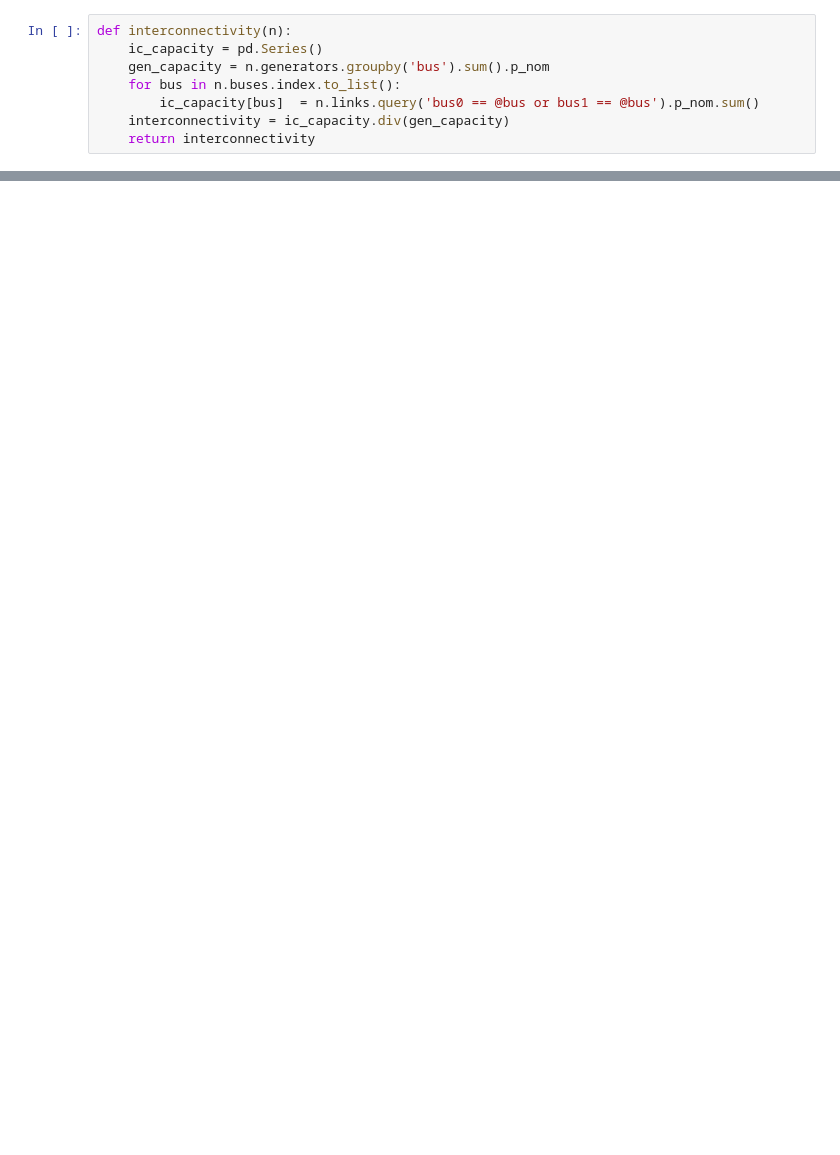
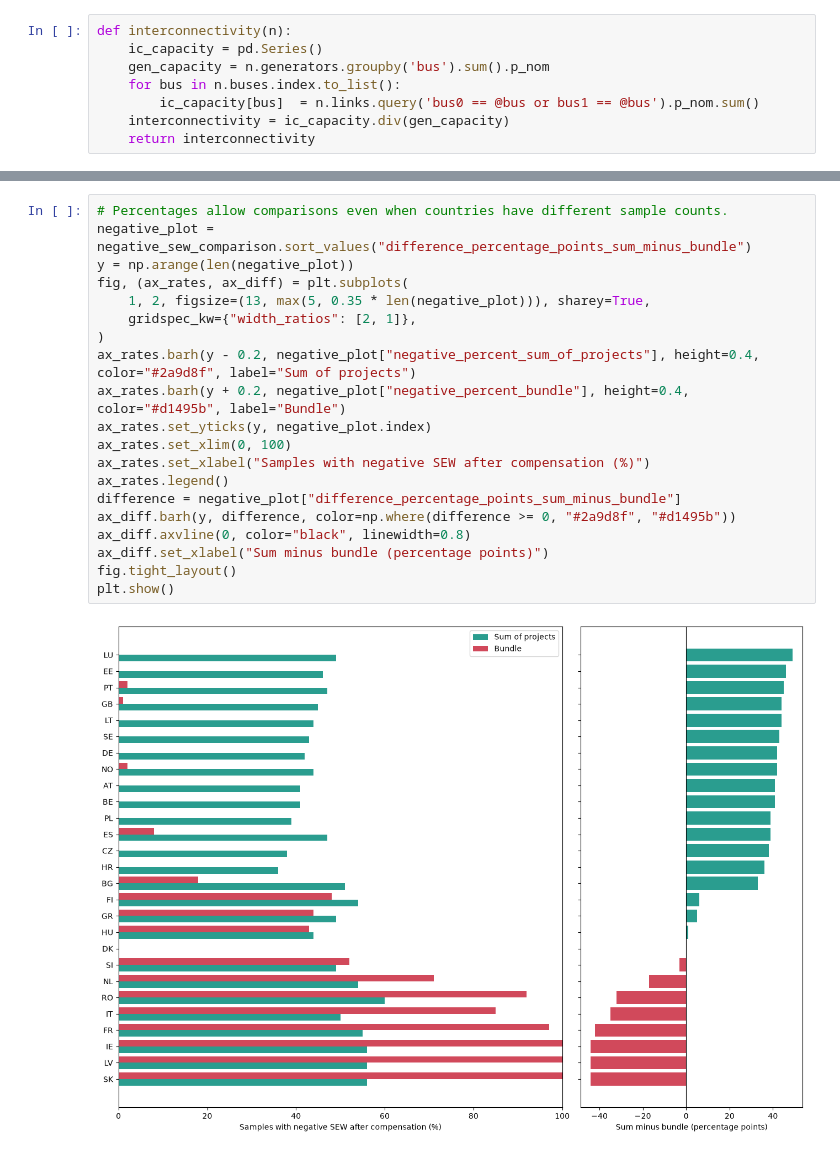
Before and after one commit to nathan-giovannini/pypsa-monte_carlo, a Jupyter notebook: post_proc_cba.ipynb, the cells around one changed output, grey strips where cells are left out. Cells and saved outputs as stored; diff of their text form; blank space fills up the shorter version.

```diff
--- a/post_proc_cba.ipynb
+++ b/post_proc_cba.ipynb
@@ -909,0 +827,22 @@ plt.show()
+# %%
+# Percentages allow comparisons even when countries have different sample counts.
+negative_plot = negative_sew_comparison.sort_values("difference_percentage_points_sum_minus_bundle")
+y = np.arange(len(negative_plot))
+fig, (ax_rates, ax_diff) = plt.subplots(
+    1, 2, figsize=(13, max(5, 0.35 * len(negative_plot))), sharey=True,
+    gridspec_kw={"width_ratios": [2, 1]},
+)
+ax_rates.barh(y - 0.2, negative_plot["negative_percent_sum_of_projects"], height=0.4, color="#2a9d8f", label="Sum of projects")
+ax_rates.barh(y + 0.2, negative_plot["negative_percent_bundle"], height=0.4, color="#d1495b", label="Bundle")
+ax_rates.set_yticks(y, negative_plot.index)
+ax_rates.set_xlim(0, 100)
+ax_rates.set_xlabel("Samples with negative SEW after compensation (%)")
+ax_rates.legend()
+difference = negative_plot["difference_percentage_points_sum_minus_bundle"]
+ax_diff.barh(y, difference, color=np.where(difference >= 0, "#2a9d8f", "#d1495b"))
+ax_diff.axvline(0, color="black", linewidth=0.8)
+ax_diff.set_xlabel("Sum minus bundle (percentage points)")
+fig.tight_layout()
+plt.show()
+# %% [output]
+[figure, added]
```
Also changed, not shown: parts of 103 cells of this notebook, 9 other files.
